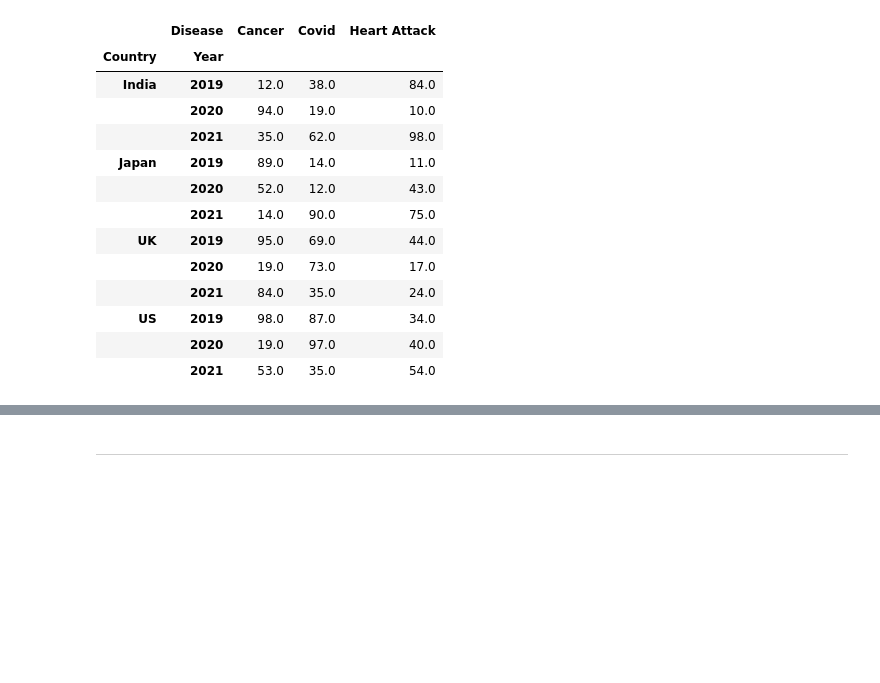
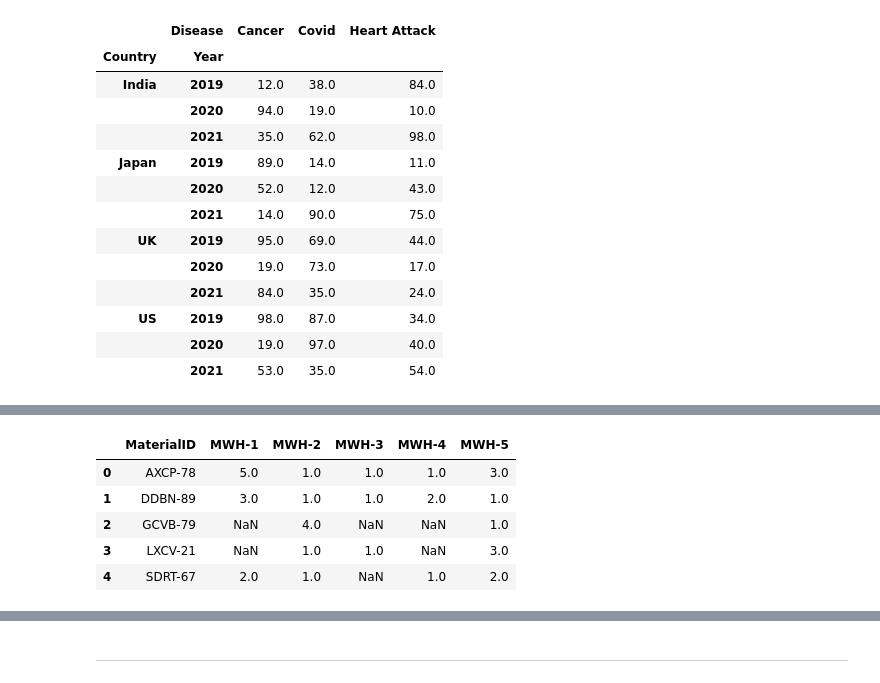
Before and after one commit to realshubhamraut/CDAC-DBDA-coursework, a Jupyter notebook: 08.advanced-analytics-stats/data_manipulation-2.ipynb, the cells around one changed output, grey strips where cells are left out. Cells and saved outputs as stored; diff of their text form; code cells hidden in the pictures; blank space fills up the shorter version.

```diff
--- a/08.advanced-analytics-stats/data_manipulation-2.ipynb
+++ b/08.advanced-analytics-stats/data_manipulation-2.ipynb
@@ -413,0 +449,13 @@ df3
+# %%
+df1 = df.pivot_table(columns = 'Location', values='Quantity', index='MaterialID', aggfunc=np.size).reset_index().rename_axis(columns=None)
+
+# here aggfunc says count the total appearances of record
+# %%
+df1.head()
+# %% [output]
+|  | MaterialID | MWH-1 | MWH-2 | MWH-3 | MWH-4 | MWH-5 |
+| 0 | AXCP-78 | 5.0 | 1.0 | 1.0 | 1.0 | 3.0 |
+| 1 | DDBN-89 | 3.0 | 1.0 | 1.0 | 2.0 | 1.0 |
+| 2 | GCVB-79 | NaN | 4.0 | NaN | NaN | 1.0 |
+| 3 | LXCV-21 | NaN | 1.0 | 1.0 | NaN | 3.0 |
+| 4 | SDRT-67 | 2.0 | 1.0 | NaN | 1.0 | 2.0 |
```
Also changed, not shown: parts of 8 cells of this notebook, 6 other files.
